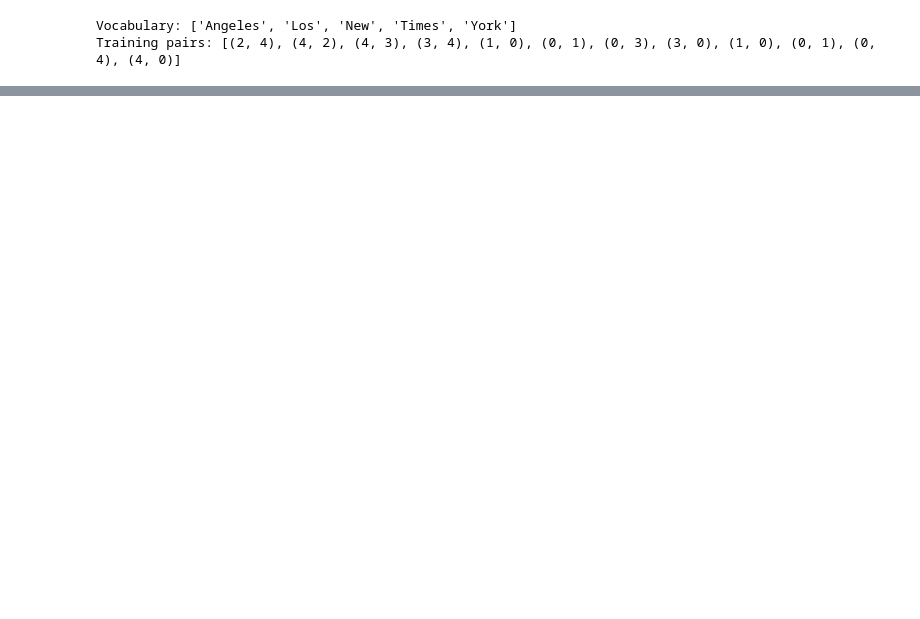
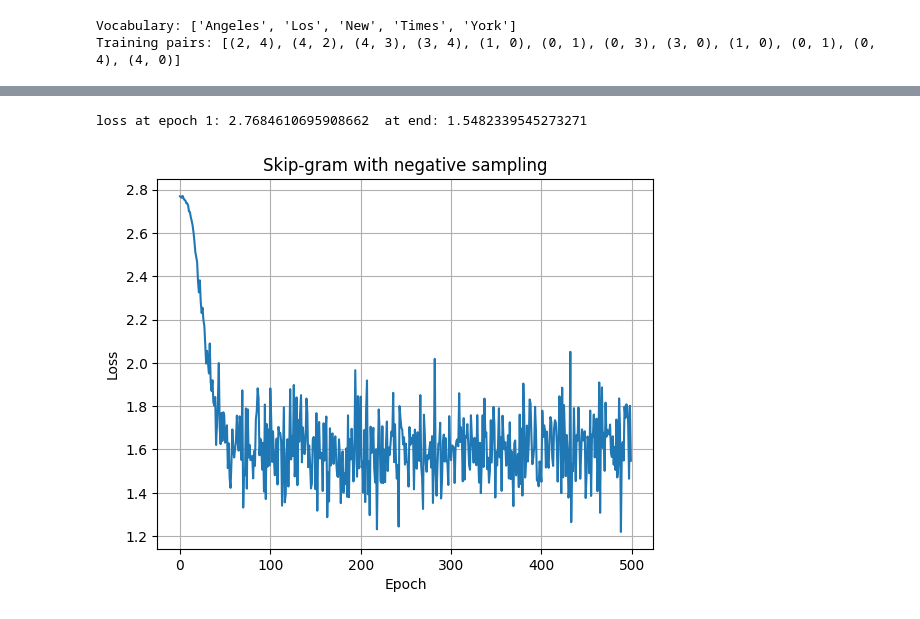
Before and after one commit to g25ait2023/DEEP-LEARNING_NLP, a Jupyter notebook: flowers_G25AIT2023.ipynb, the cells around one changed output, grey strips where cells are left out. Cells and saved outputs as stored; diff of their text form; code cells hidden in the pictures; blank space fills up the shorter version.

```diff
--- a/flowers_G25AIT2023.ipynb
+++ b/flowers_G25AIT2023.ipynb
@@ -329,0 +423,67 @@ Training pairs: [(2, 4), (4, 2), (4, 3), (3, 4), (1, 0), (0, 1), (0, 3), (3, 0),
+# %%
+def sigmoid(x):
+    return 1 / (1 + np.exp(-x))
+
+k = 3    # negatives per pair. With only 5 words, use k = 2 or 3
+
+# Negative sampling distribution: word frequency ^ 0.75 (the standard choice)
+counts = np.zeros(V)
+for sentence in sentences:
+    for w in sentence:
+        counts[word_to_id[w]] += 1
+neg_dist = counts ** 0.75
+neg_dist = neg_dist / neg_dist.sum()
+
+def sample_negatives(center, context, k):
+    negatives = []
+    while len(negatives) < k:
+        n = np.random.choice(V, p=neg_dist)
+        if n != context and n != center:      # a negative must not be the true context
+            negatives.append(n)
+    return negatives
+
+np.random.seed(42)
+E = np.random.randn(V, d) * 0.1
+W = np.random.randn(d, V) * 0.1      # column j = output vector of word j
+
+neg_losses = []
+
+for epoch in range(epochs):
+    np.random.shuffle(pairs)
+    epoch_loss = 0
+
+    for center, context in pairs:
+        h = E[center].copy()
+
+        # sampled words: 1 positive + k negatives
+        words  = [context] + sample_negatives(center, context, k)
+        labels = np.array([1] + [0] * k)
+
+        # forward pass
+        w_sel  = W[:, words]                 # shape (d, k+1)
+        scores = h @ w_sel                   # shape (k+1,)
+        probs  = sigmoid(scores)
+
+        # loss
+        epoch_loss += -np.sum(labels * np.log(probs + 1e-12)
+                              + (1 - labels) * np.log(1 - probs + 1e-12))
+
+        # backprop
+        error = probs - labels               # shape (k+1,)
+        grad_h = w_sel @ error               # shape (d,)
+        grad_W = np.outer(h, error)          # shape (d, k+1)
+
+        # update: only the sampled columns of W and the center row of E
+        W[:, words] -= learning_rate * grad_W
+        E[center]   -= learning_rate * grad_h
+
+    neg_losses.append(epoch_loss / len(pairs))
+
+print("loss at epoch 1:", neg_losses[0], " at end:", neg_losses[-1])
+plt.plot(neg_losses); plt.xlabel("Epoch"); plt.ylabel("Loss"); plt.title("Skip-gram with negative sampling"); plt.grid(True); plt.show()
+
+E_ns, W_ns = E.copy(), W.copy()
+losses_ns = list(neg_losses)
+# %% [output]
+loss at epoch 1: 2.7684610695908662  at end: 1.5482339545273271
+[figure, added]
```
Also changed, not shown: parts of 8 cells of this notebook.
